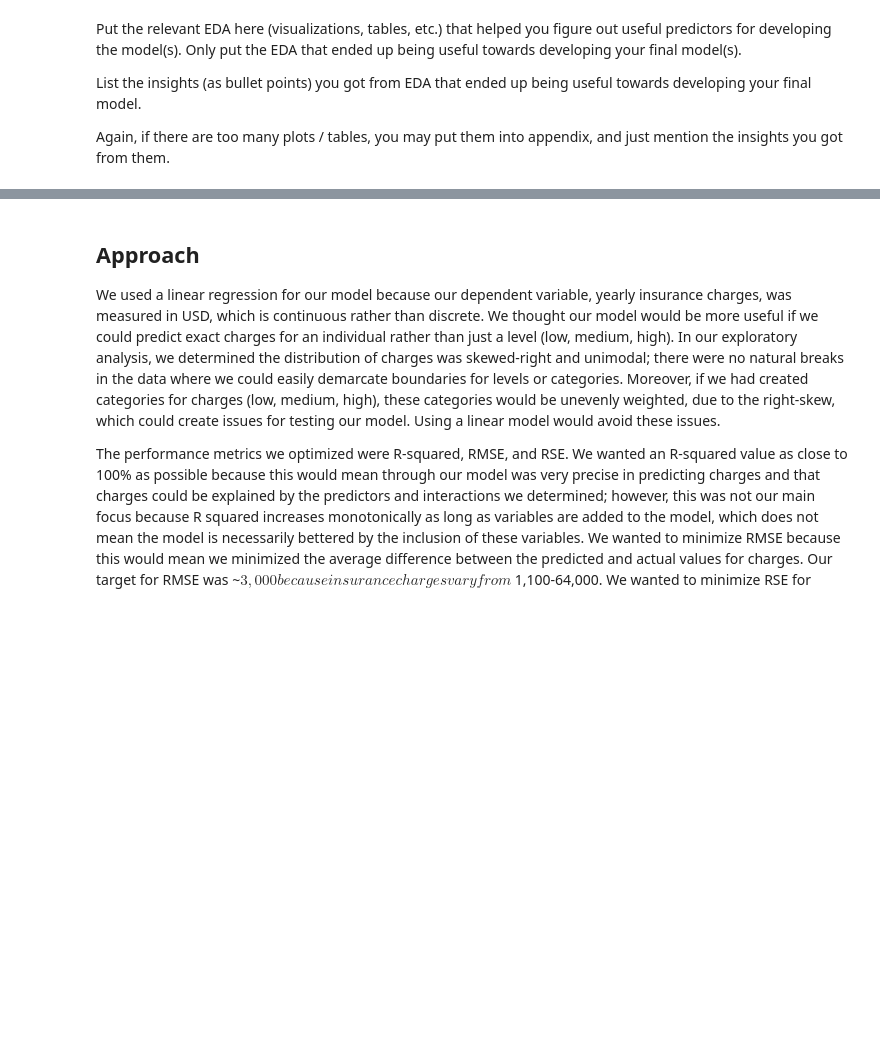
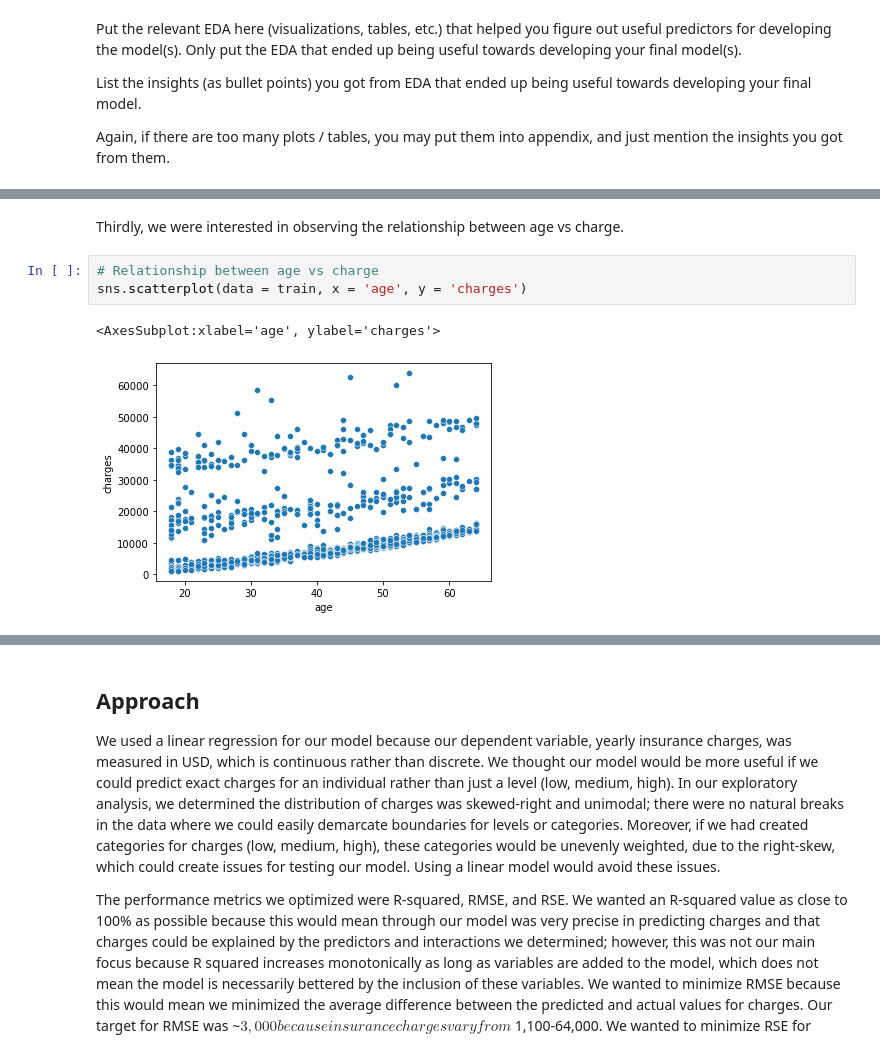
Before and after one commit to nataliekhao/STAT303-2-Project, a Jupyter notebook: Project Report Template.ipynb, the cells around one changed output, grey strips where cells are left out. Cells and saved outputs as stored; diff of their text form; blank space fills up the shorter version.

```diff
--- a/Project Report Template.ipynb
+++ b/Project Report Template.ipynb
@@ -61,0 +126,8 @@ Again, if there are too many plots / tables, you may put them into appendix, and
+# %% [markdown]
+Thirdly, we were interested in observing the relationship between age vs charge.
+# %%
+# Relationship between age vs charge
+sns.scatterplot(data = train, x = 'age', y = 'charges')
+# %% [output]
+<AxesSubplot:xlabel='age', ylabel='charges'>
+[figure, added]
```
Also changed, not shown: parts of 15 cells of this notebook.
